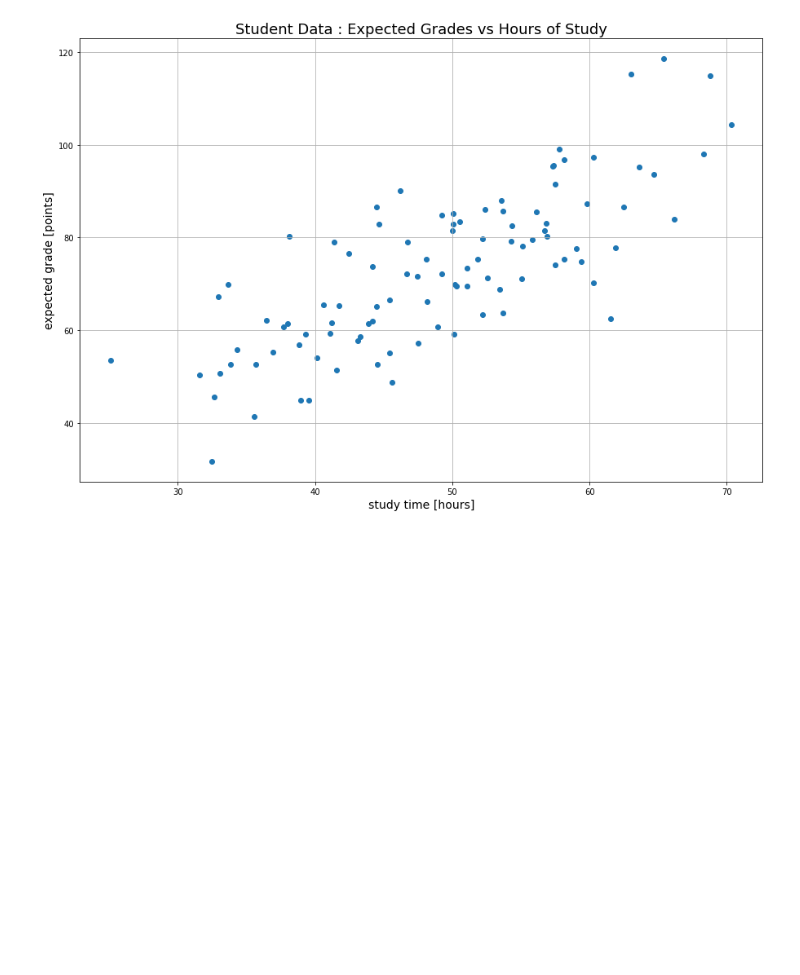
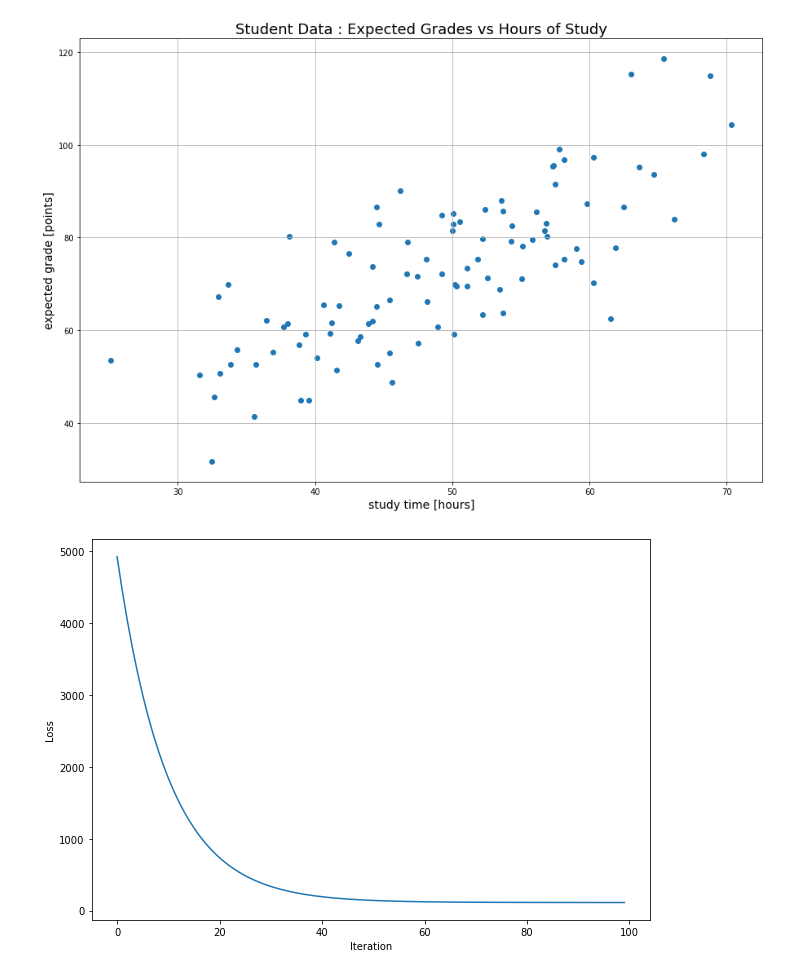
Before and after one commit to 2U1/NN, a Jupyter notebook: Assignment1/gradient_descent.ipynb, the cells around one changed output. Saved outputs shown, nothing was run; the diff lists cells and outputs as text; code cells hidden in the pictures; blank space fills up the shorter version.

Commit message:
Part2 finished, plot_surface need bit modification

```diff
--- a/Assignment1/gradient_descent.ipynb
+++ b/Assignment1/gradient_descent.ipynb
@@ -115,3 +174,14 @@ weight, bias = gradient_descent(gradient, X, Y, initial, learning_rate=0.001, ma
+# %%
+np.random.seed(119)
+init_weight = np.random.normal(0,1)
+init_bias = np.random.normal(0,1)
+initial = [init_weight, init_bias]
+
+grad = gradient(lr=1e-5)
+
+weight, bias, loss_hist = gradient_descent(grad, X, Y, initial, learning_rate=1e-4, max_iter=100, stop_tolerance=1e-3, online_loss_plot=True, online_surf_plot=False)
+# %% [output]
+[figure, added]
 # %%
 fig = plt.figure(figsize=(10,8))
 
```
Also changed, not shown: parts of 13 cells of this notebook.
